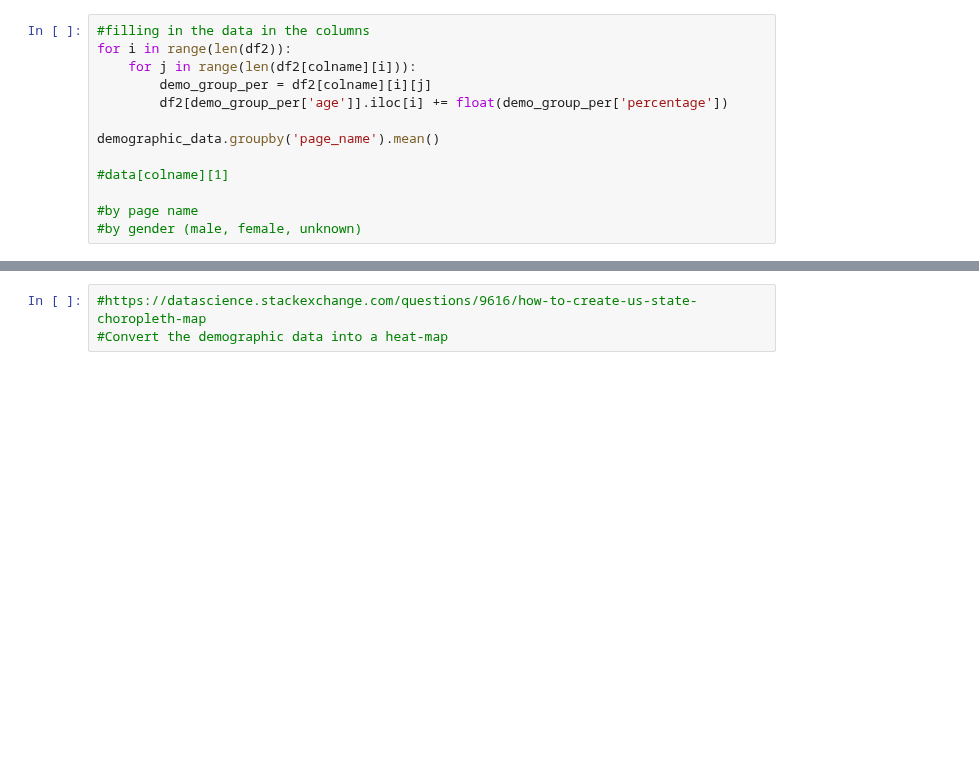
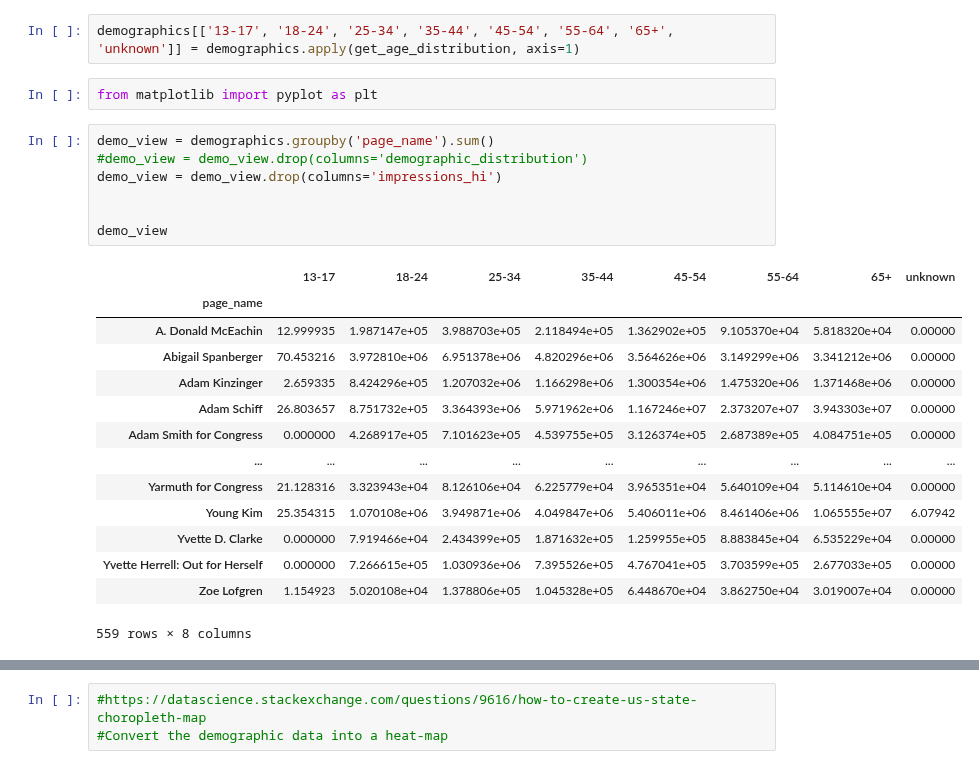
Before and after one commit to lrnz-asnprs/political-ad-api, a Jupyter notebook: notebooks/gustav_notebook.ipynb, the cells around one changed output, grey strips where cells are left out. Drawn from its saved outputs; the diff is of its cells as text; blank space fills up the shorter version.

```diff
--- a/notebooks/gustav_notebook.ipynb
+++ b/notebooks/gustav_notebook.ipynb
@@ -104,13 +88,26 @@ df2
-# %%
-#filling in the data in the columns
-for i in range(len(df2)):
-    for j in range(len(df2[colname][i])):
-        demo_group_per = df2[colname][i][j]
-        df2[demo_group_per['age']].iloc[i] += float(demo_group_per['percentage'])
-
-demographic_data.groupby('page_name').mean()
-
-#data[colname][1]
-
-#by page name
-#by gender (male, female, unknown)
+# %%
+demographics[['13-17', '18-24', '25-34', '35-44', '45-54', '55-64', '65+', 'unknown']] = demographics.apply(get_age_distribution, axis=1)
+# %%
+from matplotlib import pyplot as plt
+# %%
+demo_view = demographics.groupby('page_name').sum()
+#demo_view = demo_view.drop(columns='demographic_distribution')
+demo_view = demo_view.drop(columns='impressions_hi')
+
+
+demo_view
+# %% [output]
+|  | 13-17 | 18-24 | 25-34 | 35-44 | 45-54 | 55-64 | 65+ | unknown |
+| page_name |  |  |  |  |  |  |  |  |
+| A. Donald McEachin | 12.999935 | 1.987147e+05 | 3.988703e+05 | 2.118494e+05 | 1.362902e+05 | 9.105370e+04 | 5.818320e+04 | 0.00000 |
+| Abigail Spanberger | 70.453216 | 3.972810e+06 | 6.951378e+06 | 4.820296e+06 | 3.564626e+06 | 3.149299e+06 | 3.341212e+06 | 0.00000 |
+| Adam Kinzinger | 2.659335 | 8.424296e+05 | 1.207032e+06 | 1.166298e+06 | 1.300354e+06 | 1.475320e+06 | 1.371468e+06 | 0.00000 |
+| Adam Schiff | 26.803657 | 8.751732e+05 | 3.364393e+06 | 5.971962e+06 | 1.167246e+07 | 2.373207e+07 | 3.943303e+07 | 0.00000 |
+| Adam Smith for Congress | 0.000000 | 4.268917e+05 | 7.101623e+05 | 4.539755e+05 | 3.126374e+05 | 2.687389e+05 | 4.084751e+05 | 0.00000 |
+| ... | ... | ... | ... | ... | ... | ... | ... | ... |
+| Yarmuth for Congress | 21.128316 | 3.323943e+04 | 8.126106e+04 | 6.225779e+04 | 3.965351e+04 | 5.640109e+04 | 5.114610e+04 | 0.00000 |
+| Young Kim | 25.354315 | 1.070108e+06 | 3.949871e+06 | 4.049847e+06 | 5.406011e+06 | 8.461406e+06 | 1.065555e+07 | 6.07942 |
+| Yvette D. Clarke | 0.000000 | 7.919466e+04 | 2.434399e+05 | 1.871632e+05 | 1.259955e+05 | 8.883845e+04 | 6.535229e+04 | 0.00000 |
+| Yvette Herrell: Out for Herself | 0.000000 | 7.266615e+05 | 1.030936e+06 | 7.395526e+05 | 4.767041e+05 | 3.703599e+05 | 2.677033e+05 | 0.00000 |
+| Zoe Lofgren | 1.154923 | 5.020108e+04 | 1.378806e+05 | 1.045328e+05 | 6.448670e+04 | 3.862750e+04 | 3.019007e+04 | 0.00000 |
+559 rows × 8 columns
```
Also changed, not shown: parts of 61 cells of this notebook, 2 other files.
